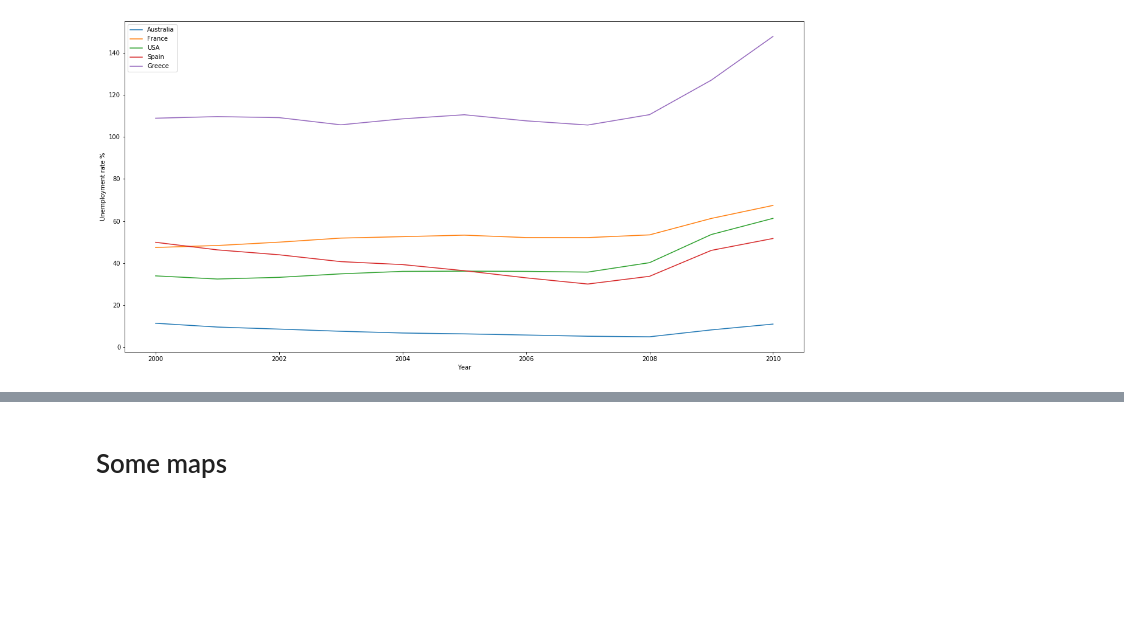
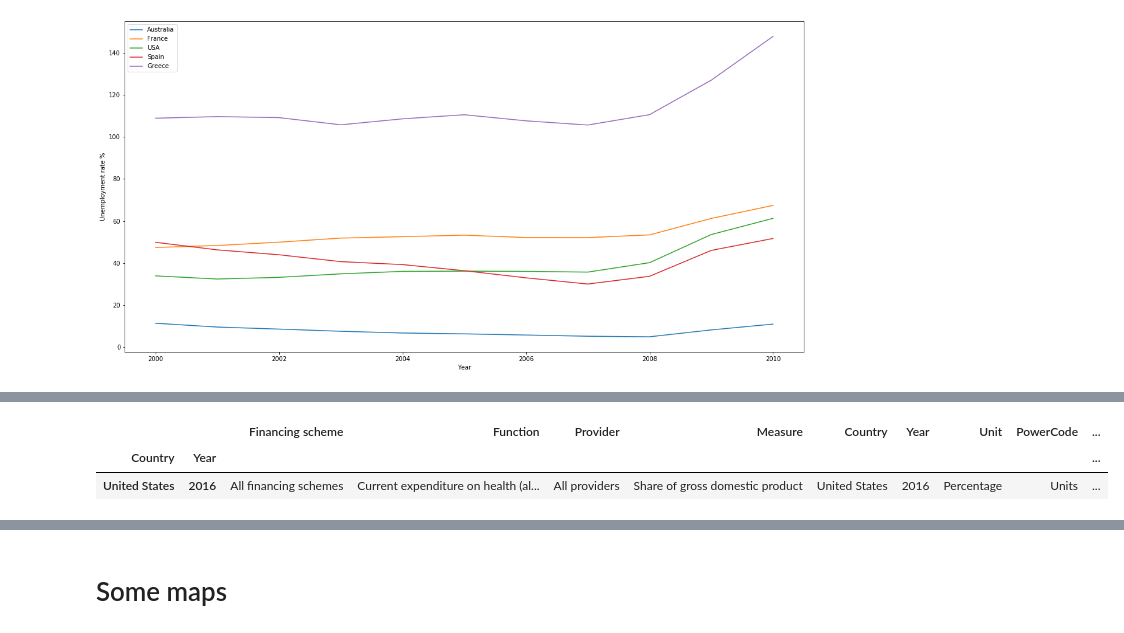
Before and after one commit to nurien2/datacamp_2019, a Jupyter notebook: starting_kit.ipynb, the cells around one changed output, grey strips where cells are left out. Drawn from its saved outputs; the diff is of its cells as text; code cells hidden in the pictures; blank space fills up the shorter version.

```diff
--- a/starting_kit.ipynb
+++ b/starting_kit.ipynb
@@ -721,0 +769,6 @@ plt.show()
+# %%
+HealthRate[HealthRate.Value == HealthRate.Value.max()]
+# %% [output]
+|  |  | Financing scheme | Function | Provider | Measure | Country | Year | Unit | PowerCode | ... |
+| Country | Year |  |  |  |  |  |  |  |  | ... |
+| United States | 2016 | All financing schemes | Current expenditure on health (al... | All providers | Share of gross domestic product | United States | 2016 | Percentage | Units | ... |
```
Also changed, not shown: parts of 10 cells of this notebook.
